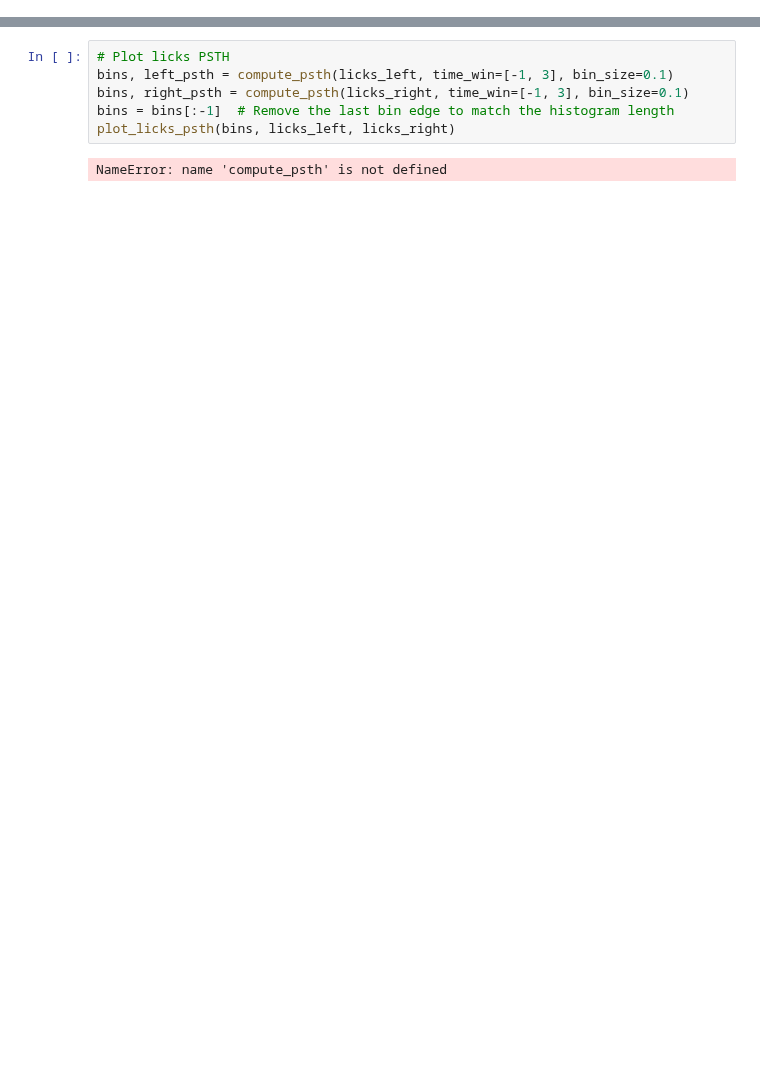
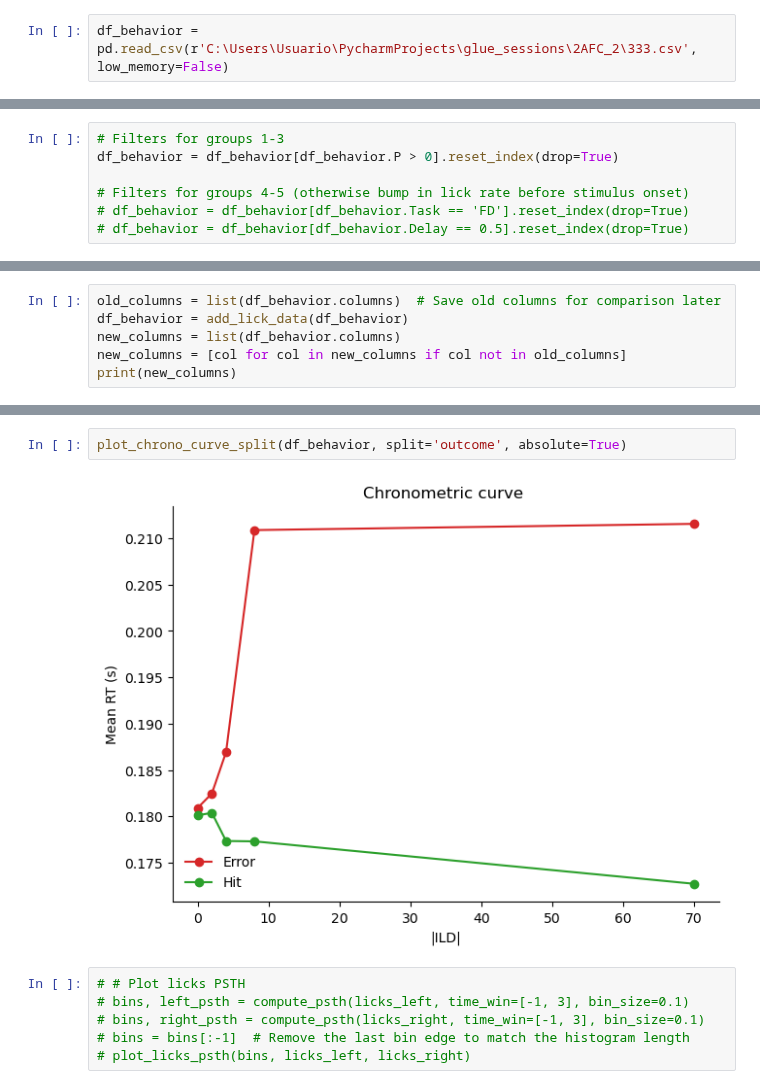
Before and after one commit to 3leni0n/PycharmProjects, a Jupyter notebook: licks/notebook.ipynb, the cells around one changed output, grey strips where cells are left out. Cells and saved outputs as stored; diff of their text form; blank space fills up the shorter version.

Commit message:
Started notebook about licks and RTs

```diff
--- a/licks/notebook.ipynb
+++ b/licks/notebook.ipynb
@@ -4,0 +9,2 @@ NameError: name 'licks_left' is not defined
+# %%
+df_behavior = pd.read_csv(r'C:\Users\Usuario\PycharmProjects\glue_sessions\2AFC_2\333.csv', low_memory=False)
@@ -4,0 +13,7 @@ NameError: name 'licks_left' is not defined
+# %%
+# Filters for groups 1-3
+df_behavior = df_behavior[df_behavior.P > 0].reset_index(drop=True)
+
+# Filters for groups 4-5 (otherwise bump in lick rate before stimulus onset)
+# df_behavior = df_behavior[df_behavior.Task == 'FD'].reset_index(drop=True)
+# df_behavior = df_behavior[df_behavior.Delay == 0.5].reset_index(drop=True)
@@ -4,0 +22,6 @@ NameError: name 'licks_left' is not defined
+# %%
+old_columns = list(df_behavior.columns)  # Save old columns for comparison later
+df_behavior = add_lick_data(df_behavior)
+new_columns = list(df_behavior.columns)
+new_columns = [col for col in new_columns if col not in old_columns]
+print(new_columns)
@@ -5,8 +49,10 @@ NameError: name 'licks_left' is not defined
+# %%
+plot_chrono_curve_split(df_behavior, split='outcome', absolute=True)
+# %% [output]
+[figure, added]
 # %%
-# Plot licks PSTH
-bins, left_psth = compute_psth(licks_left, time_win=[-1, 3], bin_size=0.1)
-bins, right_psth = compute_psth(licks_right, time_win=[-1, 3], bin_size=0.1)
-bins = bins[:-1]  # Remove the last bin edge to match the histogram length
-plot_licks_psth(bins, licks_left, licks_right)
+# # Plot licks PSTH
+# bins, left_psth = compute_psth(licks_left, time_win=[-1, 3], bin_size=0.1)
+# bins, right_psth = compute_psth(licks_right, time_win=[-1, 3], bin_size=0.1)
+# bins = bins[:-1]  # Remove the last bin edge to match the histogram length
+# plot_licks_psth(bins, licks_left, licks_right)
-# %% [output]
-NameError: name 'compute_psth' is not defined
```
Also changed, not shown: parts of 8 cells of this notebook, 1 other file.
